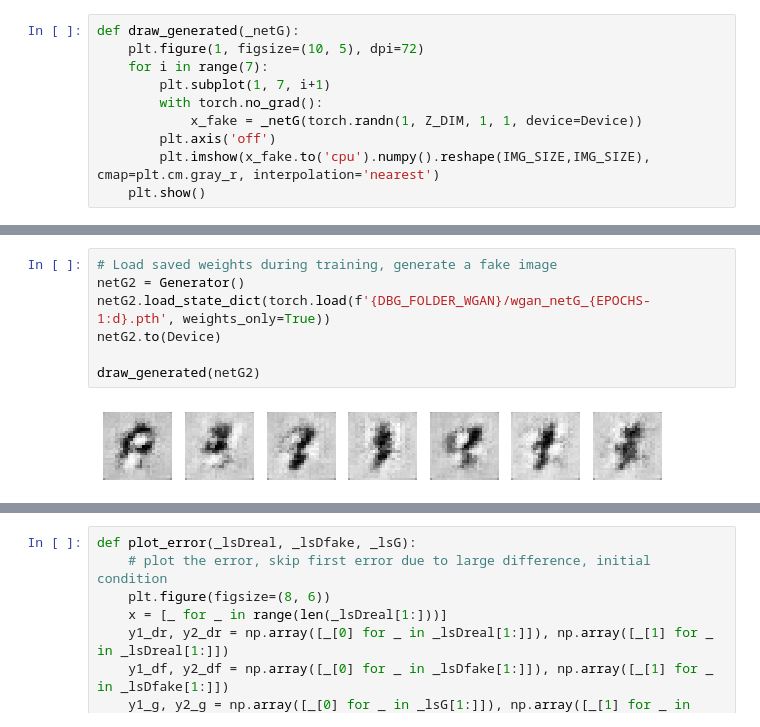
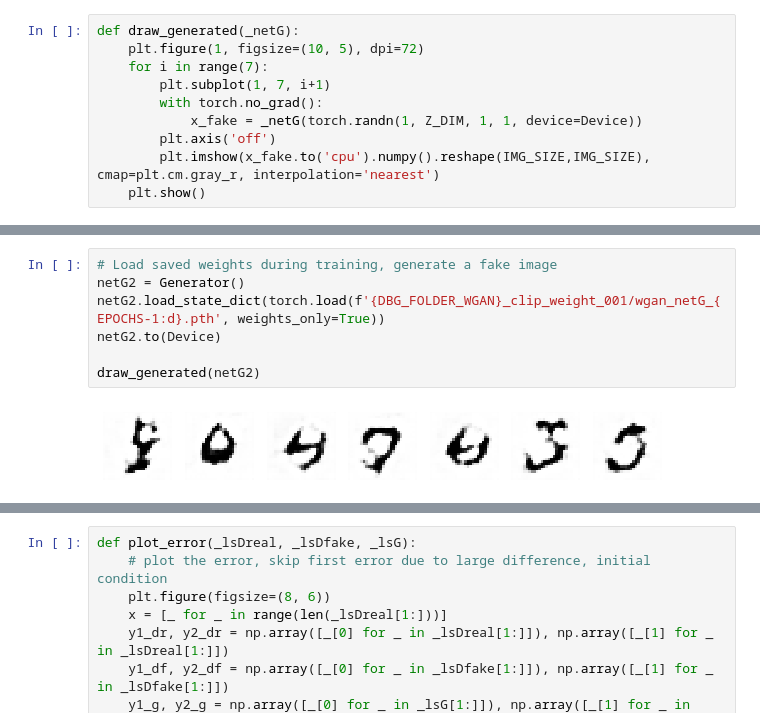
Before and after one commit to InfestedCoder/JHU_705_606_Intro_to_Gen_AI, a Jupyter notebook: modules/module 4/Ginn-Assign4.ipynb, the cells around one changed output, grey strips where cells are left out. Saved outputs shown, nothing was run; the diff lists cells and outputs as text.

Commit message:
WGAN training

```diff
--- a/modules/module 4/Ginn-Assign4.ipynb
+++ b/modules/module 4/Ginn-Assign4.ipynb
@@ -568,9 +570,9 @@ draw_generated(netG2)
 # %%
 # Load saved weights during training, generate a fake image
 netG2 = Generator()
-netG2.load_state_dict(torch.load(f'{DBG_FOLDER_WGAN}/wgan_netG_{EPOCHS-1:d}.pth', weights_only=True))
+netG2.load_state_dict(torch.load(f'{DBG_FOLDER_WGAN}_clip_weight_001/wgan_netG_{EPOCHS-1:d}.pth', weights_only=True))
 netG2.to(Device)
 
 draw_generated(netG2)
 # %% [output]
-[figure, old version]
+[figure, new version]
```
Also changed, not shown: parts of 11 cells of this notebook.
